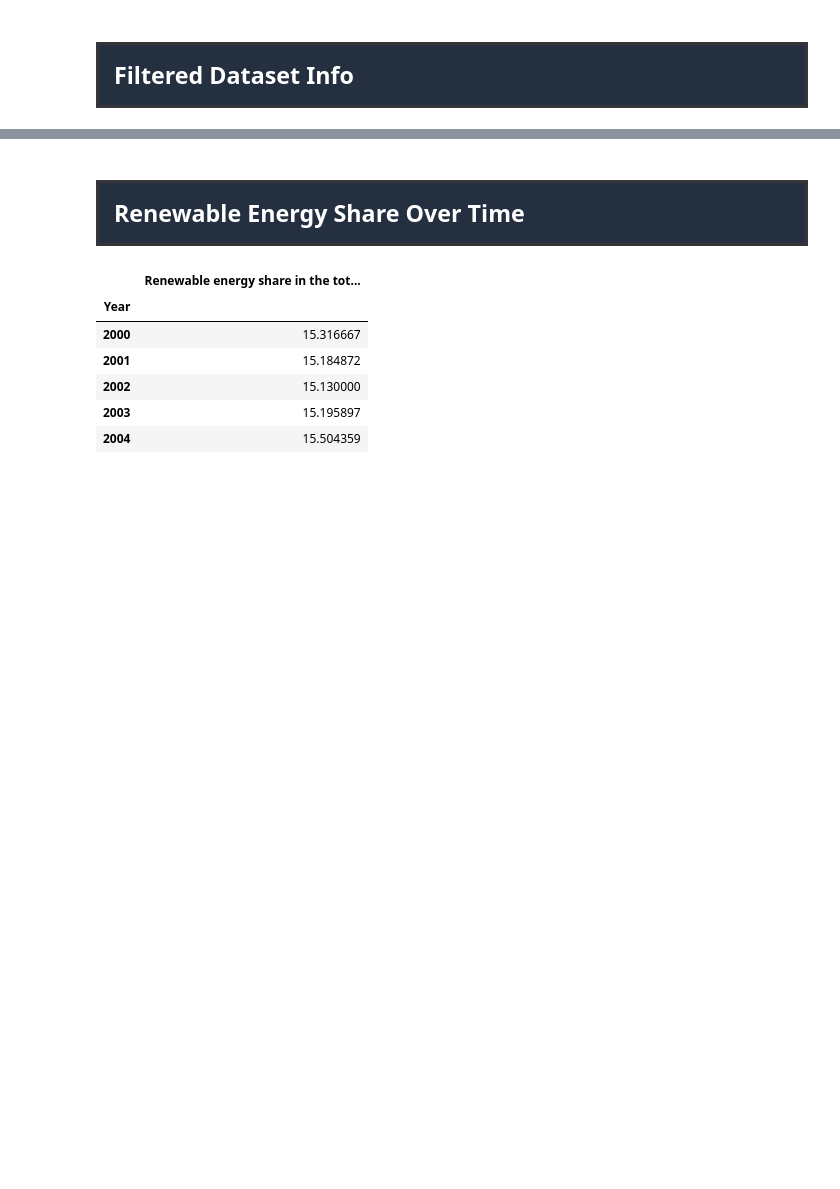
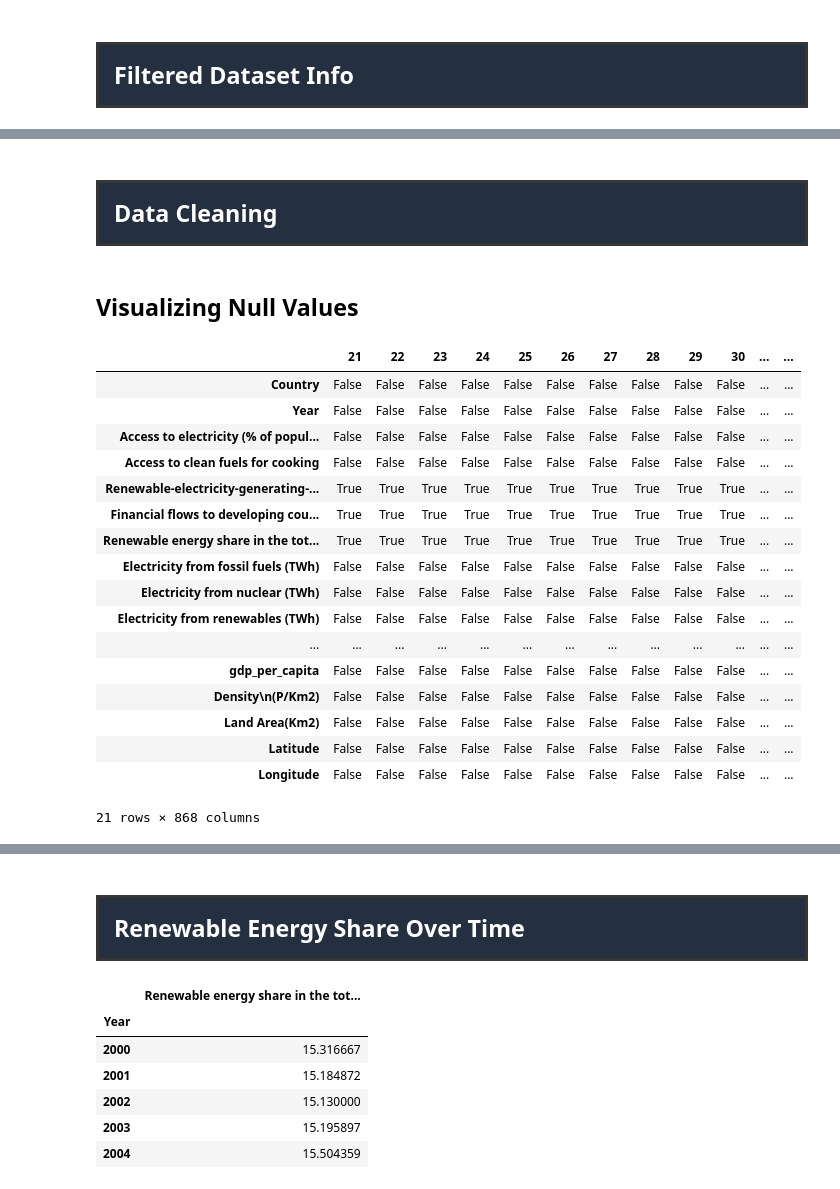
Before and after one commit to ahmedjamshed79/DataCo-supply-chain-analytics, a Jupyter notebook: EU_Sustainaability_Adoption_Notebook.ipynb, the cells around one changed output, grey strips where cells are left out. Cells and saved outputs as stored; diff of their text form; code cells hidden in the pictures; blank space fills up the shorter version.

```diff
--- a/EU_Sustainaability_Adoption_Notebook.ipynb
+++ b/EU_Sustainaability_Adoption_Notebook.ipynb
@@ -96,0 +126,26 @@ memory usage: 149.2+ KB
+# %% [markdown]
+## <div style="border-radius:0px; border:#363636 solid; padding: 15px; background-color: #242F40; font-size:100%; text-align:left; color: #FFFFFF">Data Cleaning</div>
+# %% [markdown]
+## Visualizing Null Values
+# %%
+eu_nullValues = eu_df.isnull().T #.T to transpose the dataframe to make columns appear on x axis when creating heatmap
+eu_nullValues
+# %% [output]
+|  | 21 | 22 | 23 | 24 | 25 | 26 | 27 | 28 | 29 | 30 | ... | ... |
+| Country | False | False | False | False | False | False | False | False | False | False | ... | ... |
+| Year | False | False | False | False | False | False | False | False | False | False | ... | ... |
+| Access to electricity (% of popul... | False | False | False | False | False | False | False | False | False | False | ... | ... |
+| Access to clean fuels for cooking | False | False | False | False | False | False | False | False | False | False | ... | ... |
+| Renewable-electricity-generating-... | True | True | True | True | True | True | True | True | True | True | ... | ... |
+| Financial flows to developing cou... | True | True | True | True | True | True | True | True | True | True | ... | ... |
+| Renewable energy share in the tot... | True | True | True | True | True | True | True | True | True | True | ... | ... |
+| Electricity from fossil fuels (TWh) | False | False | False | False | False | False | False | False | False | False | ... | ... |
+| Electricity from nuclear (TWh) | False | False | False | False | False | False | False | False | False | False | ... | ... |
+| Electricity from renewables (TWh) | False | False | False | False | False | False | False | False | False | False | ... | ... |
+| ... | ... | ... | ... | ... | ... | ... | ... | ... | ... | ... | ... | ... |
+| gdp_per_capita | False | False | False | False | False | False | False | False | False | False | ... | ... |
+| Density\n(P/Km2) | False | False | False | False | False | False | False | False | False | False | ... | ... |
+| Land Area(Km2) | False | False | False | False | False | False | False | False | False | False | ... | ... |
+| Latitude | False | False | False | False | False | False | False | False | False | False | ... | ... |
+| Longitude | False | False | False | False | False | False | False | False | False | False | ... | ... |
+21 rows × 868 columns
```
Also changed, not shown: parts of 18 cells of this notebook, 1 other file.
